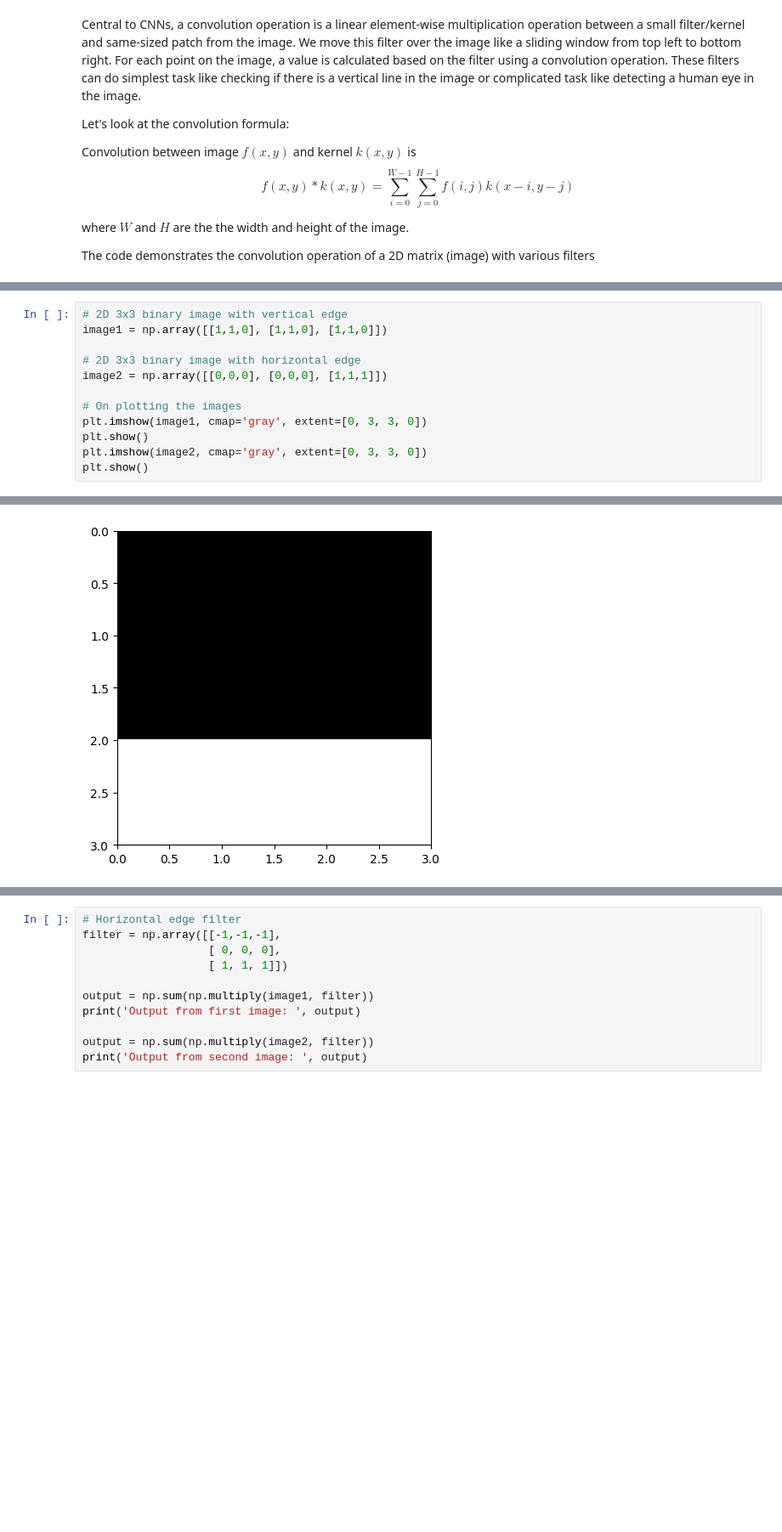
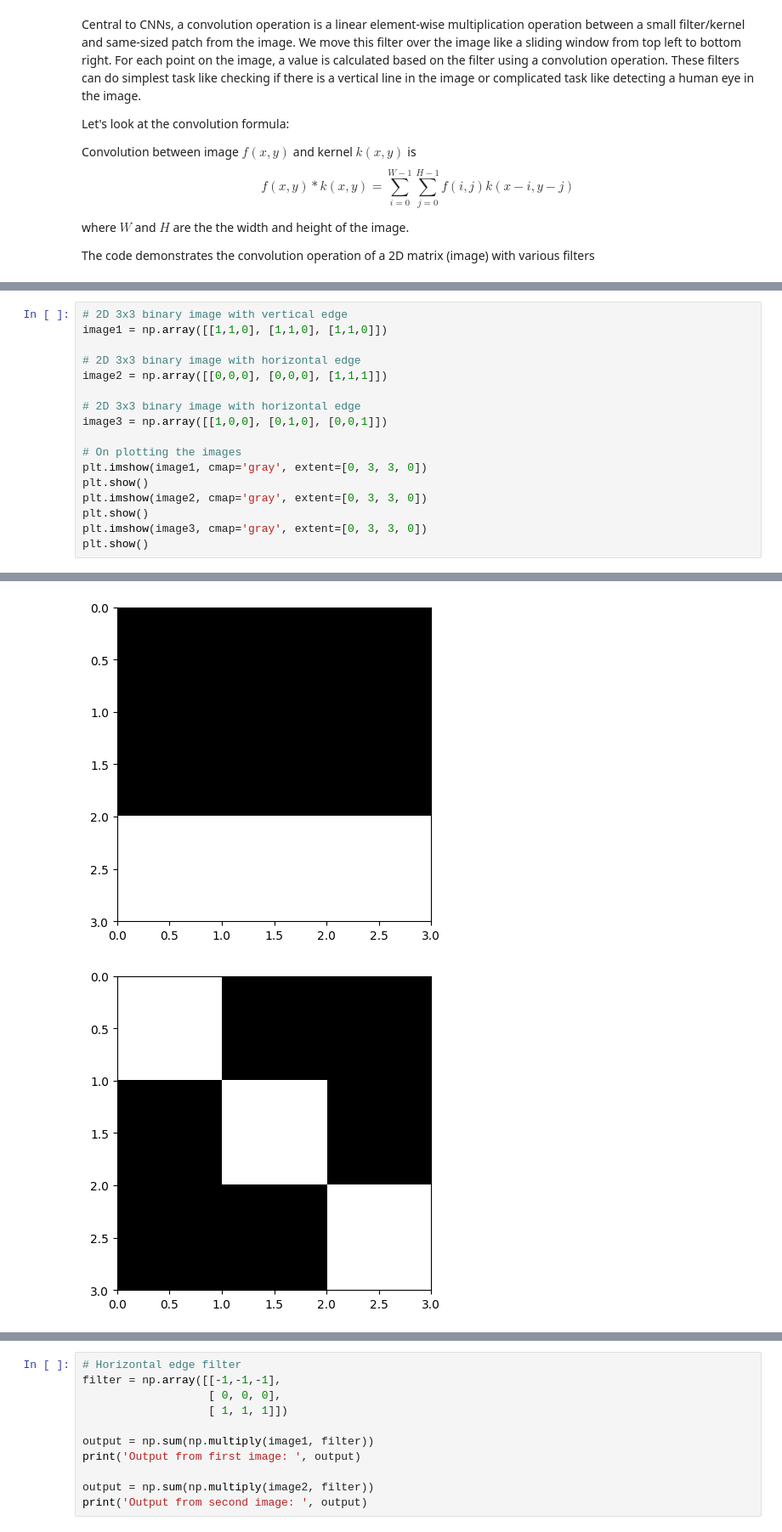
Before and after one commit to kaj5rhino/AIML-Training_Jyothi, a Jupyter notebook: PSU_Day_1_CNN.ipynb, the cells around one changed output, grey strips where cells are left out. Shown at 85% size. Saved outputs shown, nothing was run; the diff lists cells and outputs as text; blank space fills up the shorter version.

```diff
--- a/PSU_Day_1_CNN.ipynb
+++ b/PSU_Day_1_CNN.ipynb
@@ -33,18 +33,24 @@ The code demonstrates the convolution operation of a 2D matrix (image) with vari
 # %%
 # 2D 3x3 binary image with vertical edge
 image1 = np.array([[1,1,0], [1,1,0], [1,1,0]])
 
 # 2D 3x3 binary image with horizontal edge
 image2 = np.array([[0,0,0], [0,0,0], [1,1,1]])
 
+# 2D 3x3 binary image with horizontal edge
+image3 = np.array([[1,0,0], [0,1,0], [0,0,1]])
+
 # On plotting the images
 plt.imshow(image1, cmap='gray', extent=[0, 3, 3, 0])
 plt.show()
 plt.imshow(image2, cmap='gray', extent=[0, 3, 3, 0])
 plt.show()
+plt.imshow(image3, cmap='gray', extent=[0, 3, 3, 0])
+plt.show()
 # %% [output]
 [figure]
 [figure]
+[figure, added]
 # %%
 # Vertical Line filter
 filter = np.array([[1,0,-1],
```
Also changed, not shown: parts of 15 cells of this notebook.
